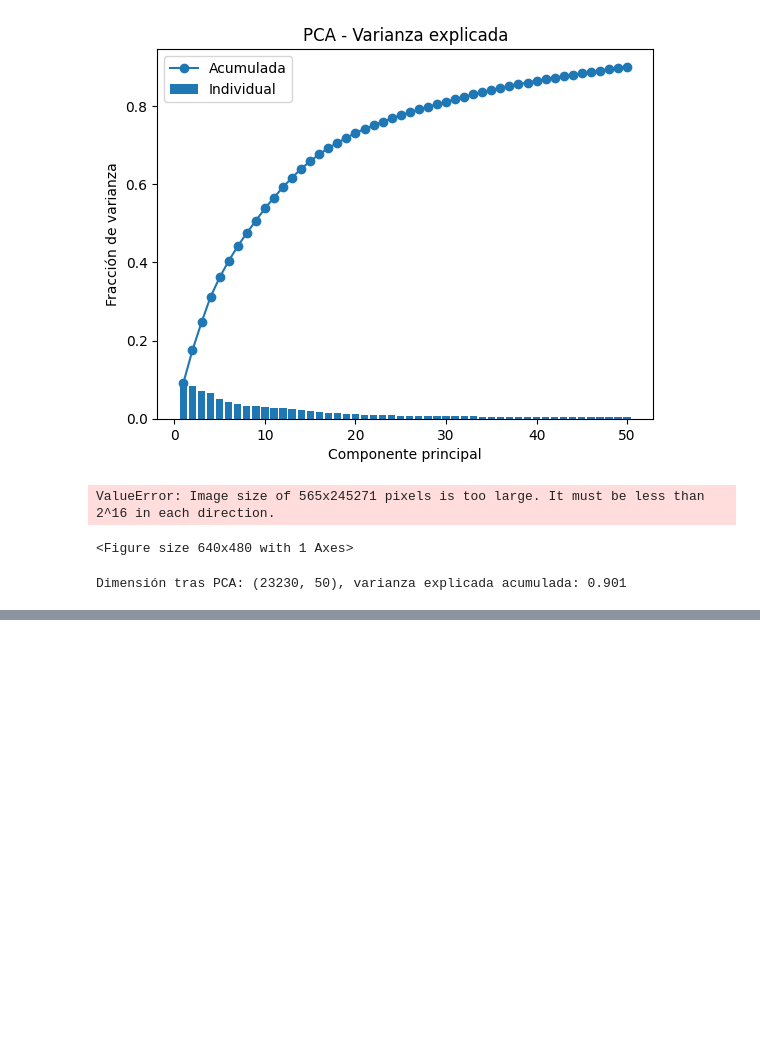
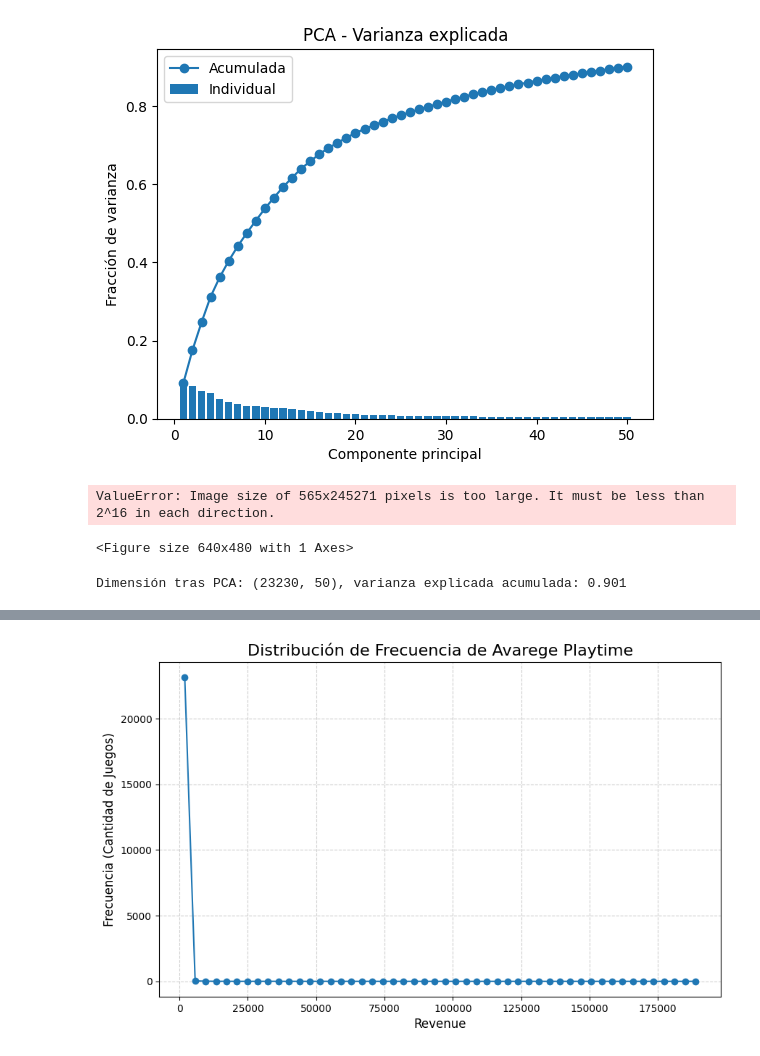
Before and after one commit to Checho-ramirijaz2014/proyecto_min, a Jupyter notebook: data_handler.ipynb, the cells around one changed output, grey strips where cells are left out. Drawn from its saved outputs; the diff is of its cells as text; code cells hidden in the pictures; blank space fills up the shorter version.

```diff
--- a/data_handler.ipynb
+++ b/data_handler.ipynb
@@ -219,0 +238,15 @@ Dimensión tras PCA: (23230, 50), varianza explicada acumulada: 0.901
+# %%
+counts, bin_edges = np.histogram(df['median_playtime'], bins=50)
+bin_centers = (bin_edges[:-1] + bin_edges[1:]) / 2
+plt.figure(figsize=(10, 6))
+
+# 3. Crear el gráfico de línea
+plt.plot(bin_centers, counts, marker='o', linestyle='-')
+
+plt.title('Distribución de Frecuencia de Avarege Playtime', fontsize=16)
+plt.xlabel('Revenue', fontsize=12)
+plt.ylabel('Frecuencia (Cantidad de Juegos)', fontsize=12)
+plt.grid(True, linestyle='--', alpha=0.6)
+plt.show()
+# %% [output]
+[figure, added]
```
Also changed, not shown: parts of 12 cells of this notebook.
